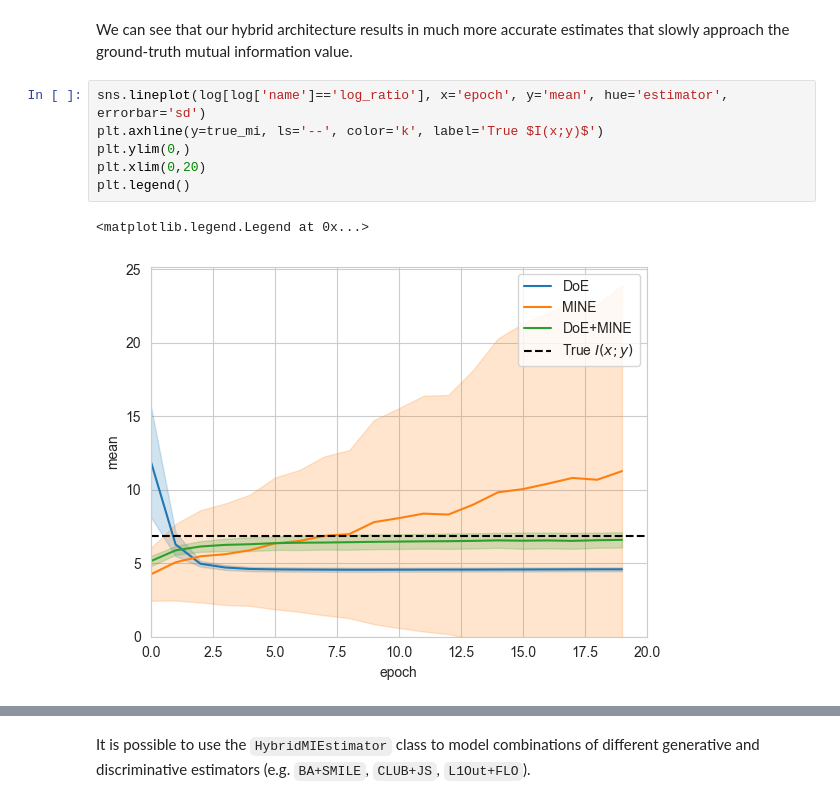
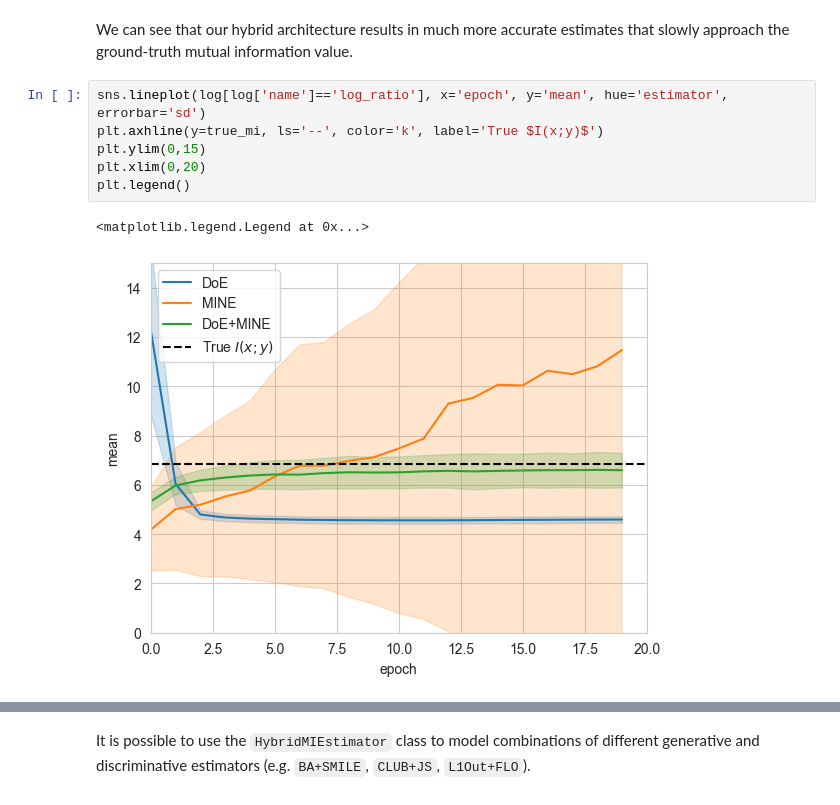
Before and after one commit to mfederici/torch-mist, a Jupyter notebook: docs/notebooks/hybrid.ipynb, the cells around one changed output, grey strips where cells are left out. Saved outputs shown, nothing was run; the diff lists cells and outputs as text.

```diff
--- a/docs/notebooks/hybrid.ipynb
+++ b/docs/notebooks/hybrid.ipynb
@@ -196,9 +194,9 @@ We can see that our hybrid architecture results in much more accurate estimates
 # %%
 sns.lineplot(log[log['name']=='log_ratio'], x='epoch', y='mean', hue='estimator', errorbar='sd')
 plt.axhline(y=true_mi, ls='--', color='k', label='True $I(x;y)$')
-plt.ylim(0,)
+plt.ylim(0,15)
 plt.xlim(0,20)
 plt.legend()
 # %% [output]
 <matplotlib.legend.Legend at 0x...>
-[figure, old version]
+[figure, new version]
```
Also changed, not shown: parts of 19 cells of this notebook, 27 other files.
